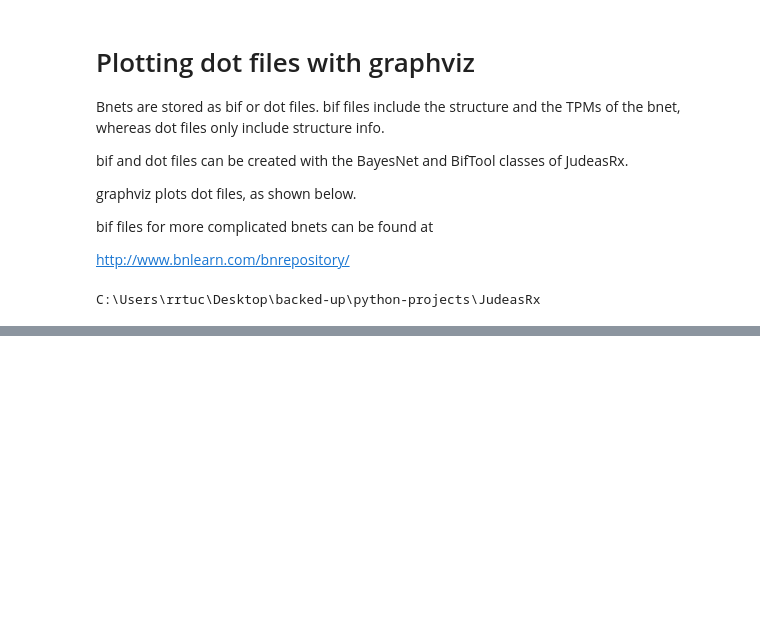
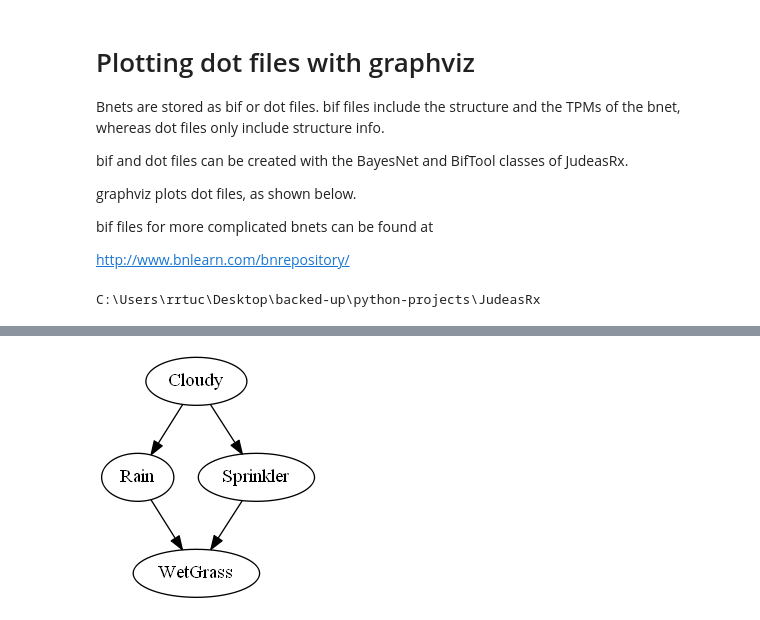
Before and after one commit to rrtucci/JudeasRx, a Jupyter notebook: jupyter_notebooks/plotting_dot_files.ipynb, the cells around one changed output, grey strips where cells are left out. Cells and saved outputs as stored; diff of their text form; code cells hidden in the pictures; blank space fills up the shorter version.

```diff
--- a/jupyter_notebooks/plotting_dot_files.ipynb
+++ b/jupyter_notebooks/plotting_dot_files.ipynb
@@ -33,3 +42,3 @@ show_dot("examples_cbnets/asia.dot")
 # %%
-show_dot("examples_cbnets/WetGrass.dot")
+draw("examples_cbnets/WetGrass.dot")
 # %% [output]
@@ -36,0 +45 @@ show_dot("examples_cbnets/WetGrass.dot")
+[figure, added]
```
Also changed, not shown: parts of 4 cells of this notebook, 1 other file.
